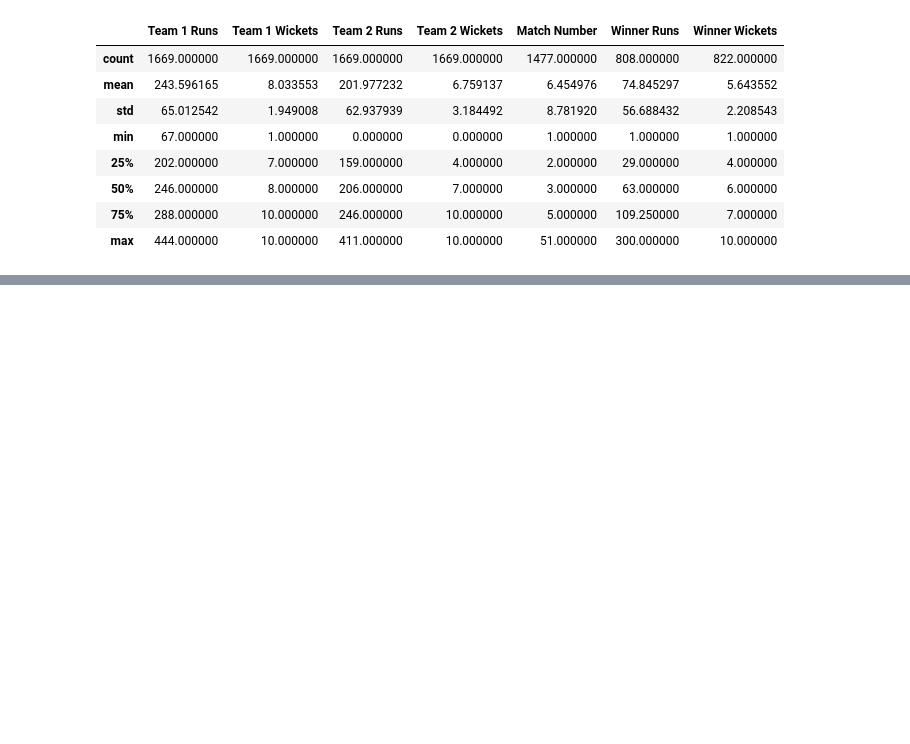
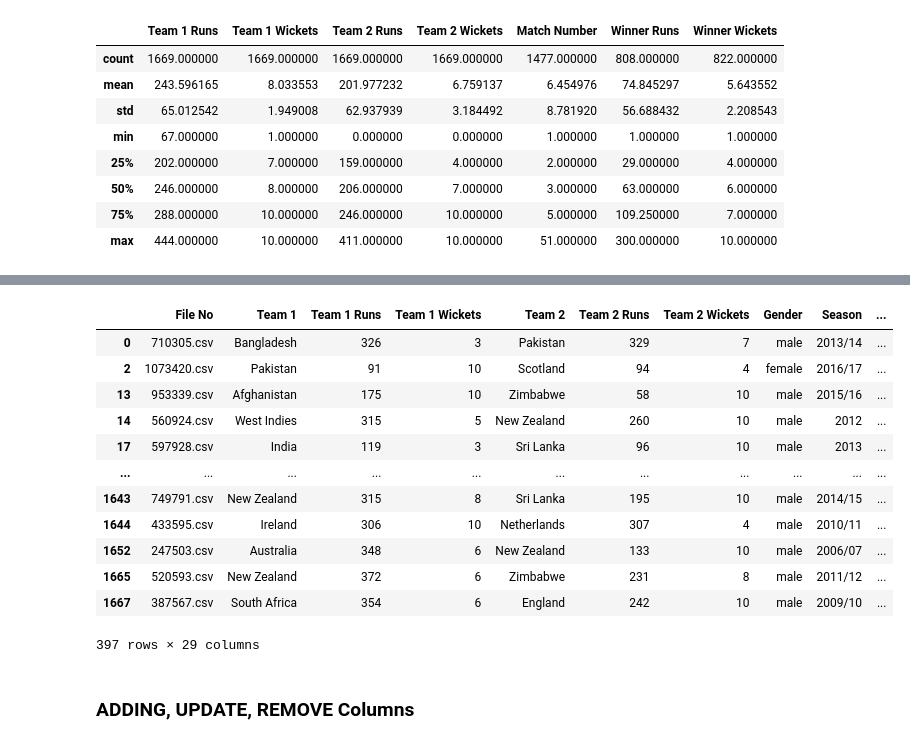
Before and after one commit to Dinesh-0239/Pandas-Tutorial, a Jupyter notebook: Pandas-notebook.ipynb, the cells around one changed output, grey strips where cells are left out. Cells and saved outputs as stored; diff of their text form; code cells hidden in the pictures; blank space fills up the shorter version.

```diff
--- a/Pandas-notebook.ipynb
+++ b/Pandas-notebook.ipynb
@@ -163,0 +255,19 @@ df.describe()
+# %%
+condition = ((df["Team 1 Runs"] > 300) | (df["Team 2 Runs"] < 100))
+df[condition]
+# %% [output]
+|  | File No | Team 1 | Team 1 Runs | Team 1 Wickets | Team 2 | Team 2 Runs | Team 2 Wickets | Gender | Season | ... |
+| 0 | 710305.csv | Bangladesh | 326 | 3 | Pakistan | 329 | 7 | male | 2013/14 | ... |
+| 2 | 1073420.csv | Pakistan | 91 | 10 | Scotland | 94 | 4 | female | 2016/17 | ... |
+| 13 | 953339.csv | Afghanistan | 175 | 10 | Zimbabwe | 58 | 10 | male | 2015/16 | ... |
+| 14 | 560924.csv | West Indies | 315 | 5 | New Zealand | 260 | 10 | male | 2012 | ... |
+| 17 | 597928.csv | India | 119 | 3 | Sri Lanka | 96 | 10 | male | 2013 | ... |
+| ... | ... | ... | ... | ... | ... | ... | ... | ... | ... | ... |
+| 1643 | 749791.csv | New Zealand | 315 | 8 | Sri Lanka | 195 | 10 | male | 2014/15 | ... |
+| 1644 | 433595.csv | Ireland | 306 | 10 | Netherlands | 307 | 4 | male | 2010/11 | ... |
+| 1652 | 247503.csv | Australia | 348 | 6 | New Zealand | 133 | 10 | male | 2006/07 | ... |
+| 1665 | 520593.csv | New Zealand | 372 | 6 | Zimbabwe | 231 | 8 | male | 2011/12 | ... |
+| 1667 | 387567.csv | South Africa | 354 | 6 | England | 242 | 10 | male | 2009/10 | ... |
+397 rows × 29 columns
+# %% [markdown]
+### ADDING, UPDATE, REMOVE Columns
```
Also changed, not shown: parts of 58 cells of this notebook, 1 other file.
